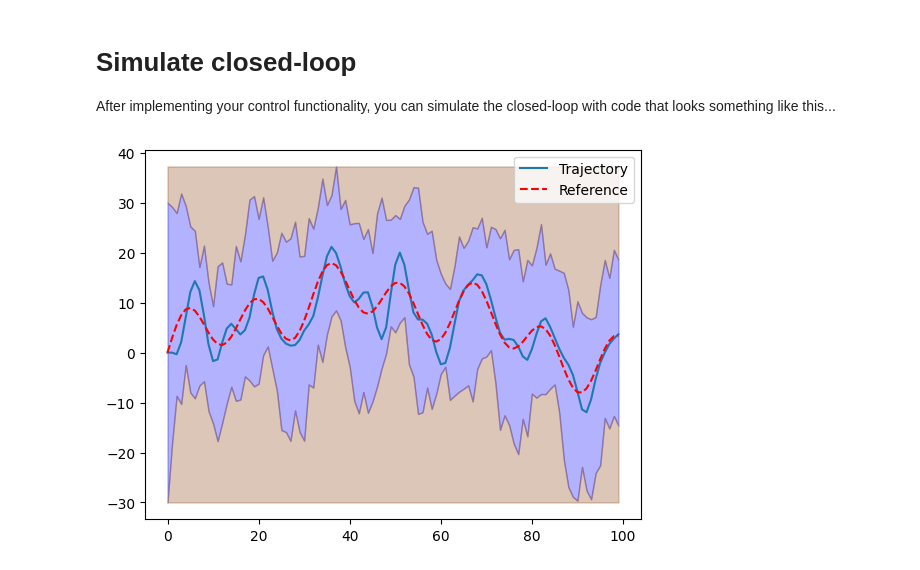
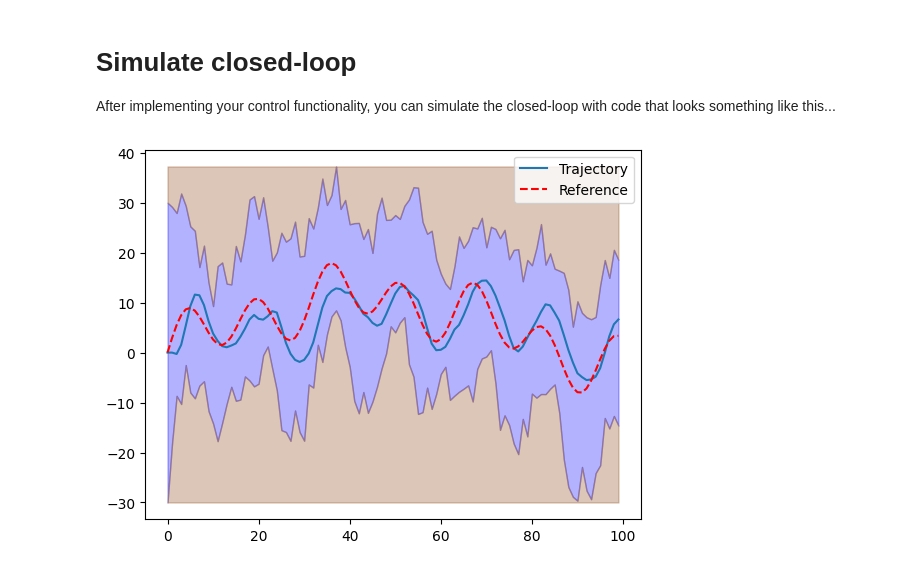
Before and after one commit to mans4573/b1-coding-practical-mt24, a Jupyter notebook: notebooks/demo.ipynb, the cells around one changed output. Saved outputs shown, nothing was run; the diff lists cells and outputs as text; code cells hidden in the pictures.

```diff
--- a/notebooks/demo.ipynb
+++ b/notebooks/demo.ipynb
@@ -13,18 +13,17 @@ print(sys.path)
 After implementing your control functionality, you can simulate the closed-loop with code that looks something like this...
 # %%
 # Import relevant modules
-from uuv_mission import Submarine, ClosedLoop, Mission
-from uuv_mission.controller import PDController
+from uuv_mission import Submarine, ClosedLoop, Mission,PDController
 
 sub = Submarine()
 # Adjust controller gains
-KP = 0.2
-KD = 0.7
+KP = 0.04
+KD = 0.6
 # Instantiate your controller
 controller = PDController(KP, KD)
 closed_loop = ClosedLoop(sub, controller=controller)
 mission = Mission.from_csv("../data/mission.csv")  # Provide the correct path to the CSV file
 trajectory = closed_loop.simulate_with_random_disturbances(mission)
 trajectory.plot_completed_mission(mission)
 # %% [output]
-[figure, old version]
+[figure, new version]
```
Also changed, not shown: 1 other file.
